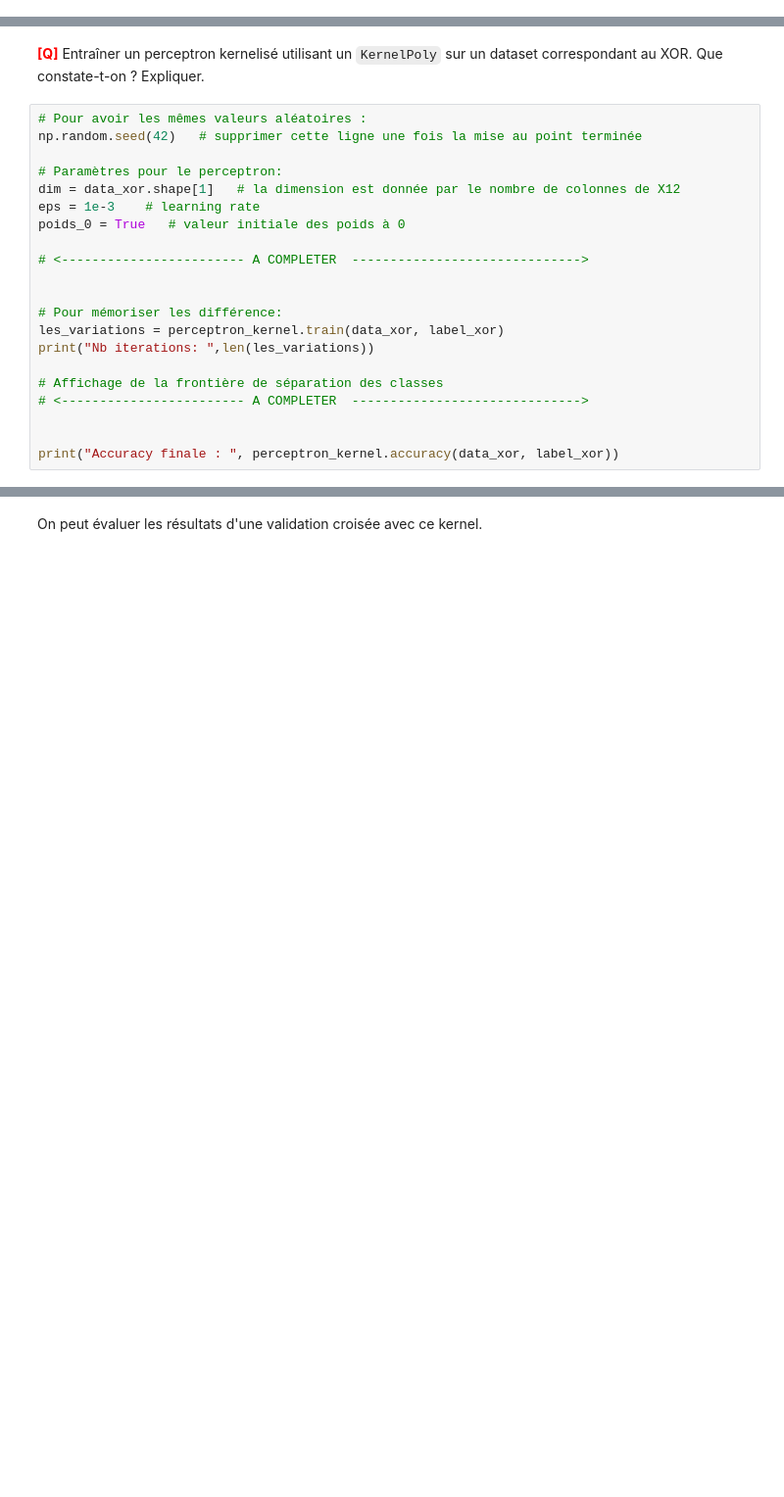
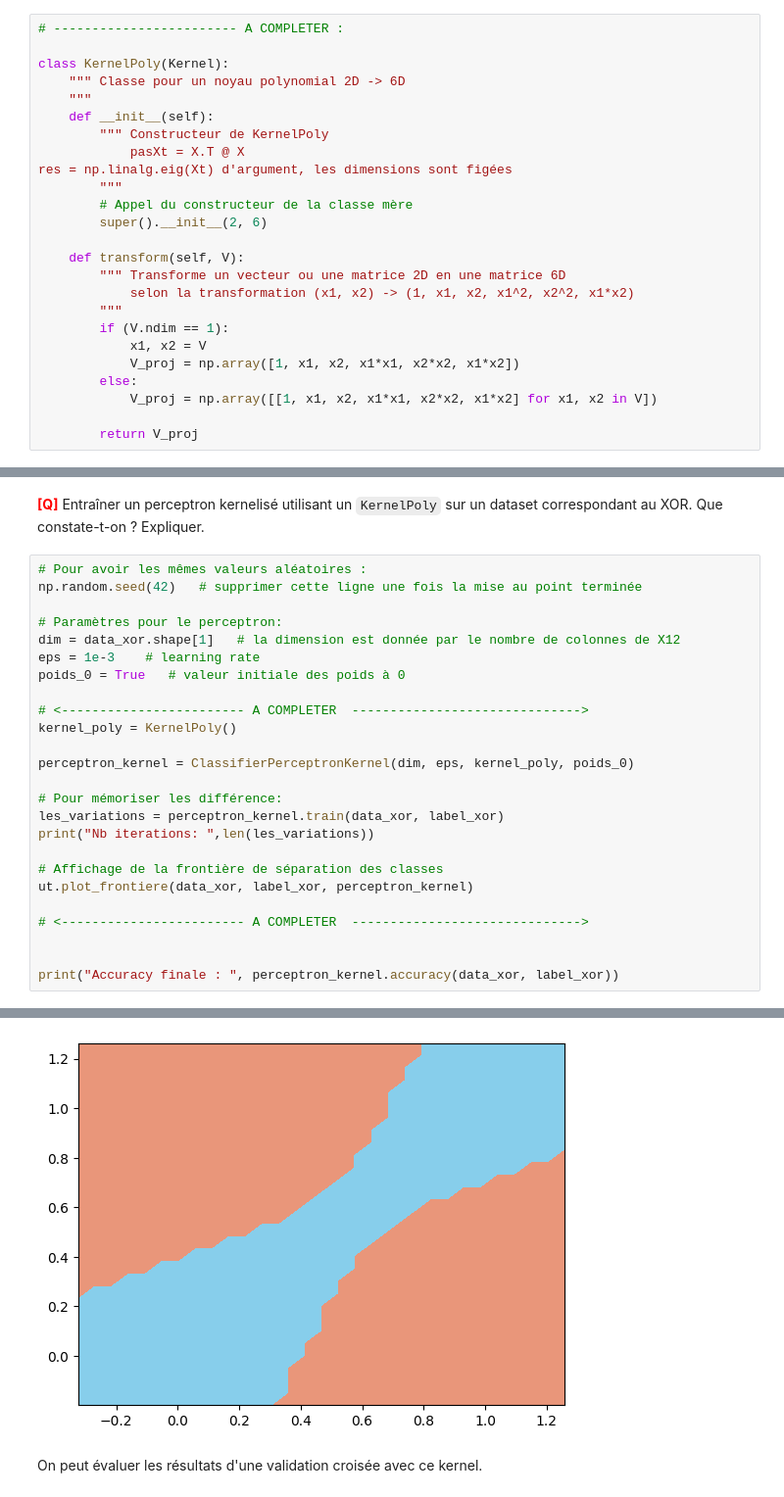
Before and after one commit to thibautmarcq/LU3IN026, a Jupyter notebook: tme05/tme-05.ipynb, the cells around one changed output, grey strips where cells are left out. Shown at 98% size. Drawn from its saved outputs; the diff is of its cells as text; blank space fills up the shorter version.

```diff
--- a/tme05/tme-05.ipynb
+++ b/tme05/tme-05.ipynb
@@ -488,3 +489,28 @@ class KernelPoly(Kernel):
+# %%
+# ------------------------ A COMPLETER :
+
+class KernelPoly(Kernel):
+    """ Classe pour un noyau polynomial 2D -> 6D
+    """
+    def __init__(self):
+        """ Constructeur de KernelPoly
+            pasXt = X.T @ X
+res = np.linalg.eig(Xt) d'argument, les dimensions sont figées
+        """
+        # Appel du constructeur de la classe mère
+        super().__init__(2, 6)
+
+    def transform(self, V):
+        """ Transforme un vecteur ou une matrice 2D en une matrice 6D
+            selon la transformation (x1, x2) -> (1, x1, x2, x1^2, x2^2, x1*x2)
+        """
+        if (V.ndim == 1):
+            x1, x2 = V
+            V_proj = np.array([1, x1, x2, x1*x1, x2*x2, x1*x2])
+        else:
+            V_proj = np.array([[1, x1, x2, x1*x1, x2*x2, x1*x2] for x1, x2 in V])
+
+        return V_proj
 # %%
 # Exemple d'utilisation
 
@@ -544,14 +637,19 @@ eps = 1e-3    # learning rate
 poids_0 = True   # valeur initiale des poids à 0
 
 # <------------------------ A COMPLETER  ------------------------------>
+kernel_poly = KernelPoly()
 
+perceptron_kernel = ClassifierPerceptronKernel(dim, eps, kernel_poly, poids_0)
 
 # Pour mémoriser les différence:
 les_variations = perceptron_kernel.train(data_xor, label_xor)
 print("Nb iterations: ",len(les_variations))
 
 # Affichage de la frontière de séparation des classes
+ut.plot_frontiere(data_xor, label_xor, perceptron_kernel)
+
 # <------------------------ A COMPLETER  ------------------------------>
 
 
 print("Accuracy finale : ", perceptron_kernel.accuracy(data_xor, label_xor))
+# %% [output]
@@ -558,3 +658,4 @@ print("Accuracy finale : ", perceptron_kernel.accuracy(data_xor, label_xor))
+[figure, added]
 # %% [markdown]
 On peut évaluer les résultats d'une validation croisée avec ce kernel.
 # %%
```
Also changed, not shown: parts of 25 cells of this notebook, 5 other files.
